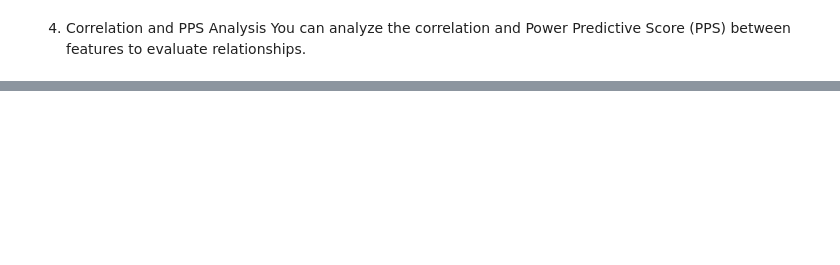
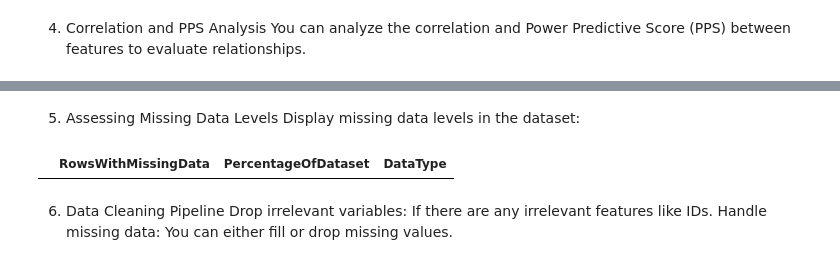
Before and after one commit to DavidTausend/bicycle_thefts_berlin, a Jupyter notebook: jupyter_notebooks/02 - DataCleaning.ipynb, the cells around one changed output, grey strips where cells are left out. Cells and saved outputs as stored; diff of their text form; code cells hidden in the pictures; blank space fills up the shorter version.

```diff
--- a/jupyter_notebooks/02 - DataCleaning.ipynb
+++ b/jupyter_notebooks/02 - DataCleaning.ipynb
@@ -89,0 +96,23 @@ heatmap_corr(df_corr_pearson, threshold=0.4)
+# %% [markdown]
+5. Assessing Missing Data Levels
+Display missing data levels in the dataset:
+# %%
+def EvaluateMissingData(df):
+    missing_data_absolute = df.isnull().sum()
+    missing_data_percentage = round(missing_data_absolute / len(df) * 100, 2)
+    df_missing_data = pd.DataFrame({
+        "RowsWithMissingData": missing_data_absolute,
+        "PercentageOfDataset": missing_data_percentage,
+        "DataType": df.dtypes
+    }).sort_values(by="PercentageOfDataset", ascending=False).query("PercentageOfDataset > 0")
+
+    return df_missing_data
+
+# Evaluate missing data
+EvaluateMissingData(df)
+# %% [output]
+|  | RowsWithMissingData | PercentageOfDataset | DataType |
+# %% [markdown]
+6. Data Cleaning Pipeline
+Drop irrelevant variables: If there are any irrelevant features like IDs.
+Handle missing data: You can either fill or drop missing values.
```
Also changed, not shown: parts of 12 cells of this notebook, 3 other files.
